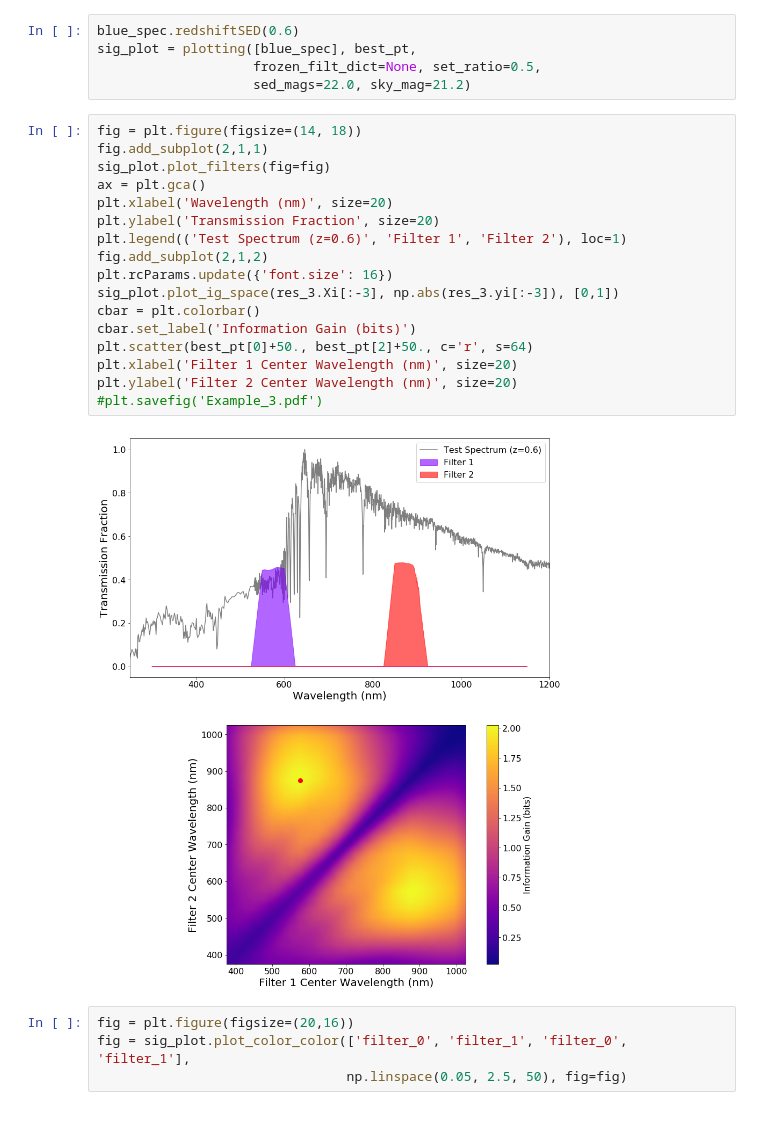
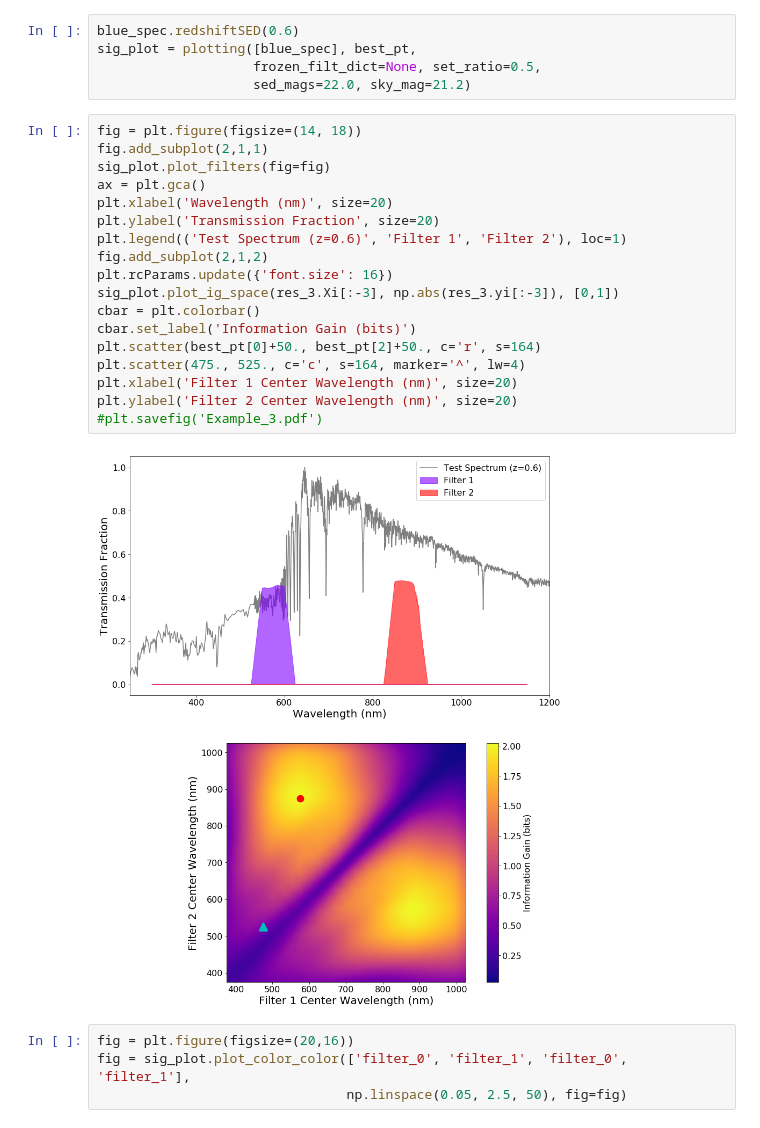
Before and after one commit to dirac-institute/siggi, a Jupyter notebook: examples/paper_plots.ipynb, the cells around one changed output. Drawn from its saved outputs; the diff is of its cells as text.

```diff
--- a/examples/paper_plots.ipynb
+++ b/examples/paper_plots.ipynb
@@ -343,22 +350,23 @@ sig_plot = plotting([blue_spec], best_pt,
 # %%
 fig = plt.figure(figsize=(14, 18))
 fig.add_subplot(2,1,1)
 sig_plot.plot_filters(fig=fig)
 ax = plt.gca()
 plt.xlabel('Wavelength (nm)', size=20)
 plt.ylabel('Transmission Fraction', size=20)
 plt.legend(('Test Spectrum (z=0.6)', 'Filter 1', 'Filter 2'), loc=1)
 fig.add_subplot(2,1,2)
 plt.rcParams.update({'font.size': 16})
 sig_plot.plot_ig_space(res_3.Xi[:-3], np.abs(res_3.yi[:-3]), [0,1])
 cbar = plt.colorbar()
 cbar.set_label('Information Gain (bits)')
-plt.scatter(best_pt[0]+50., best_pt[2]+50., c='r', s=64)
+plt.scatter(best_pt[0]+50., best_pt[2]+50., c='r', s=164)
+plt.scatter(475., 525., c='c', s=164, marker='^', lw=4)
 plt.xlabel('Filter 1 Center Wavelength (nm)', size=20)
 plt.ylabel('Filter 2 Center Wavelength (nm)', size=20)
 #plt.savefig('Example_3.pdf')
 # %% [output]
-[figure, old version]
+[figure, new version]
 # %%
 fig = plt.figure(figsize=(20,16))
 fig = sig_plot.plot_color_color(['filter_0', 'filter_1', 'filter_0', 'filter_1'],
```
Also changed, not shown: parts of 13 cells of this notebook, 2 other files.
